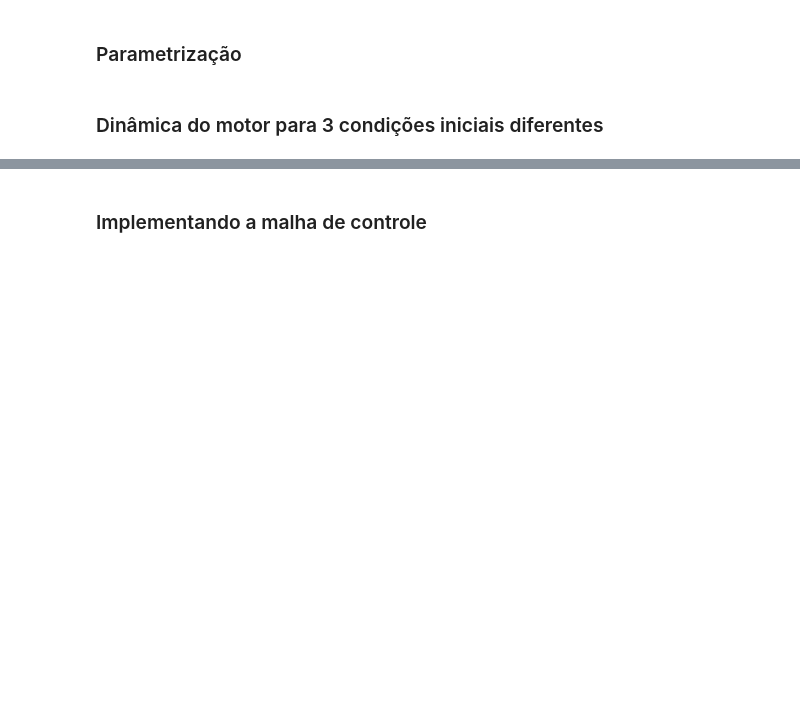
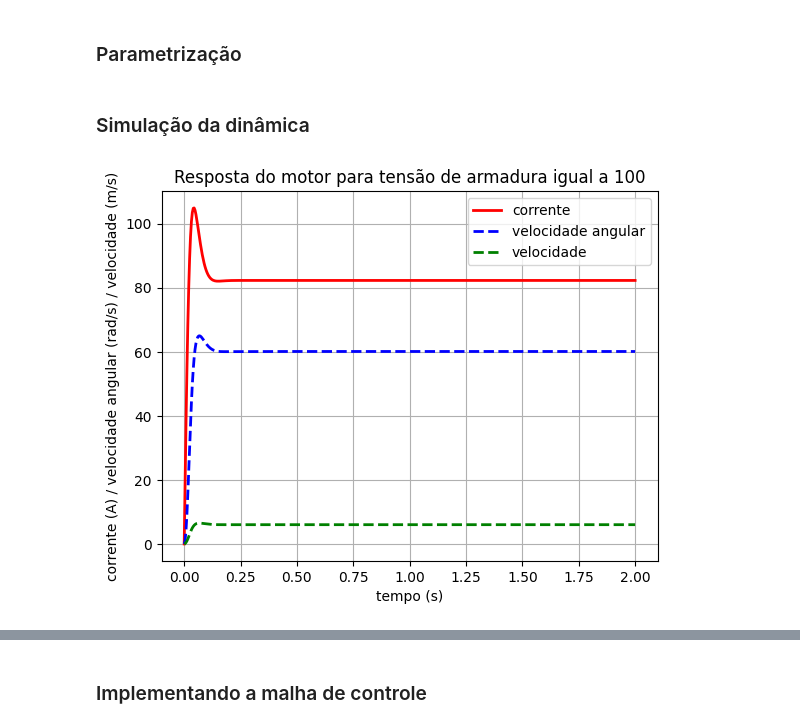
Before and after one commit to brenobmoreira/TrabFinal_DAS5103, a Jupyter notebook: sistema.ipynb, the cells around one changed output, grey strips where cells are left out. Saved outputs shown, nothing was run; the diff lists cells and outputs as text; code cells hidden in the pictures; blank space fills up the shorter version.

```diff
--- a/sistema.ipynb
+++ b/sistema.ipynb
@@ -24,3 +11,10 @@ def f3(v, t, Kt, ia, r, c, m, g, alpha): # derivada da velocidade
+# %%
+# Dinâmica do motor e da translação
+
+def func(x, t, L, Ea, Kv, Ra, J, b, r, c, m, g, alpha): # derivada da corrente
+    dx0dt = (Ea - Kv * x[1] - Ra * x[0]) / L
+    dx1dt = (Kv*x[0] - b*x[1] - c*x[1]**2*r - m*g*r*np.sin(alpha)) / J
+    return [dx0dt, dx1dt]
 # %% [markdown]
 ### Parametrização
 # %%
@@ -38,3 +31 @@ m = 1 # massa
 g = 9.8 # aceleração da gravidade
-# %% [markdown]
-### Dinâmica do motor para 3 condições iniciais diferentes
@@ -50,0 +32,2 @@ for i, Ea in enumerate(Ea0):
+# %% [markdown]
+### Simulação da dinâmica
@@ -50,0 +40,13 @@ for i, Ea in enumerate(Ea0):
+# %%
+plt.figure()
+plt.plot(t, result[:,0] , 'r-', linewidth=2, label='corrente')
+plt.plot(t, result[:,1], 'b--', linewidth=2, label='velocidade angular')
+plt.plot(t, result[:,1]*r, 'g--', linewidth=2, label='velocidade')
+plt.xlabel('tempo (s)')
+plt.ylabel('corrente (A) / velocidade angular (rad/s) / velocidade (m/s)')
+plt.title(f'Resposta do motor para tensão de armadura igual a {Ea}')
+plt.legend()
+plt.grid()
+plt.show()
+# %% [output]
+[figure, added]
```
Also changed, not shown: parts of 14 cells of this notebook.
